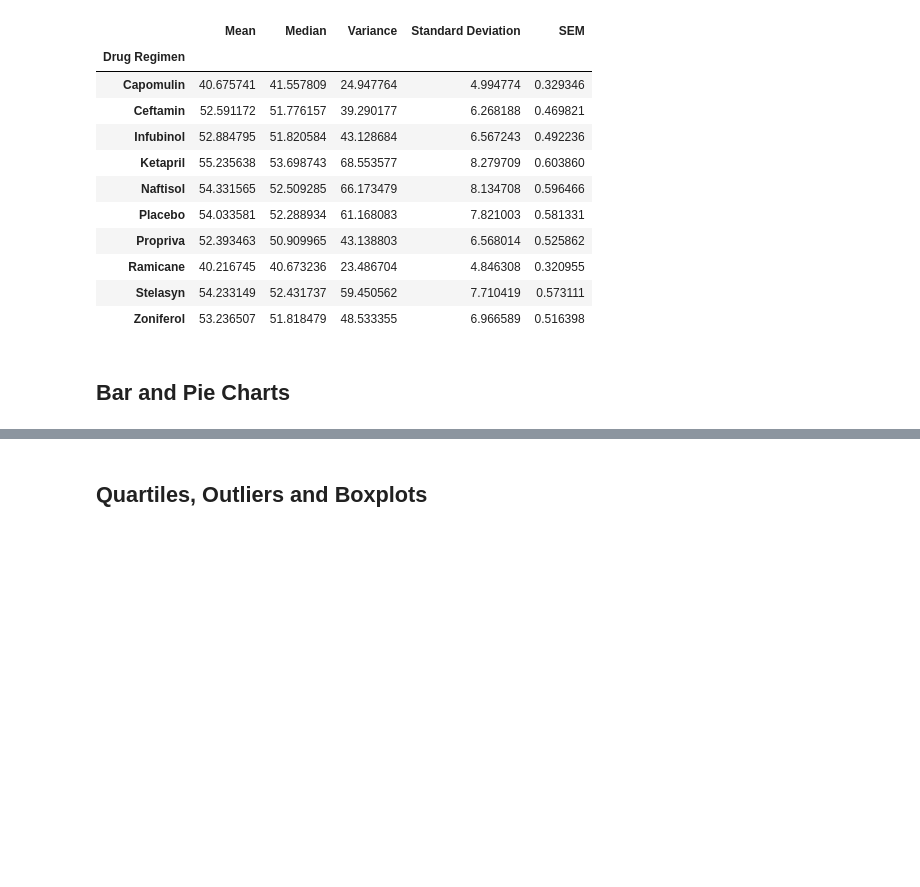
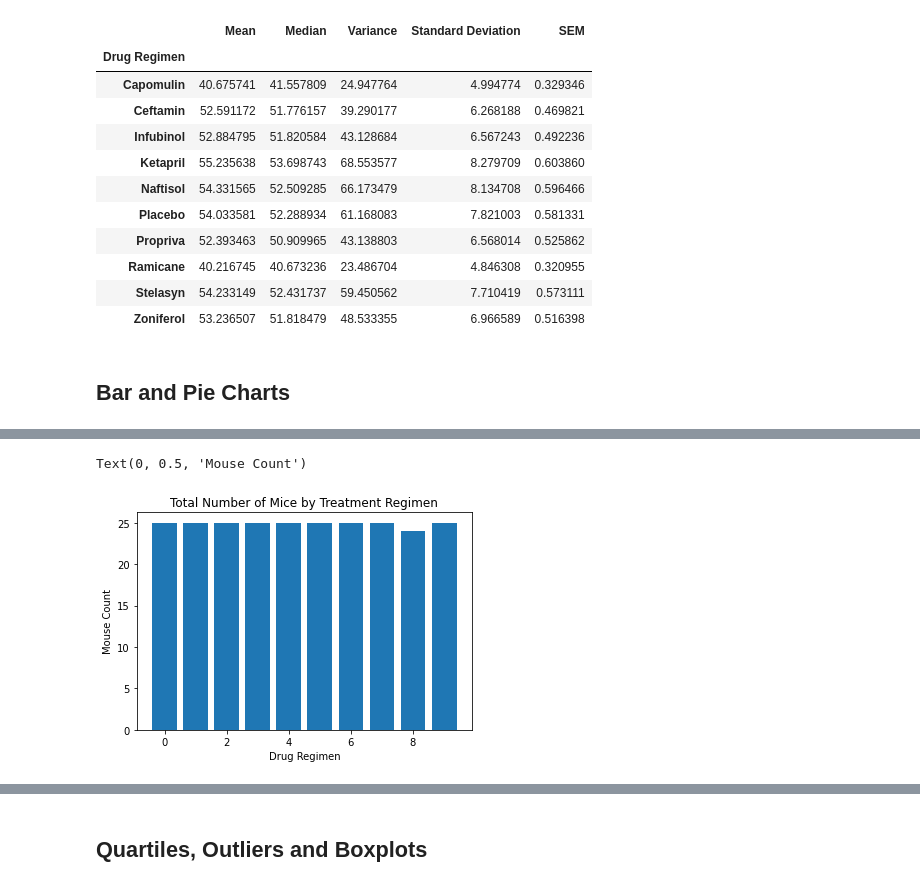
Before and after one commit to jerpawe1987/Matplotlib-Homework---The-Power-of-Plots, a Jupyter notebook: Pymaceuticals/pymaceuticals_starter.ipynb, the cells around one changed output, grey strips where cells are left out. Saved outputs shown, nothing was run; the diff lists cells and outputs as text; code cells hidden in the pictures; blank space fills up the shorter version.

```diff
--- a/Pymaceuticals/pymaceuticals_starter.ipynb
+++ b/Pymaceuticals/pymaceuticals_starter.ipynb
@@ -118,2 +149,14 @@ stats_df
 # %%
 # Generate a bar plot showing the total number of mice for each treatment throughout the course of the study using pyplot.
+x_axis = np.arange(len(count_by_treatment_df))
+tick_locations = [value+0.0 for value in x_axis]
+
+plt.bar(x_axis, count_by_treatment_df["Mouse ID"])
+#plt.xticks(tick_locations, mouse_count_df["Drug Regimen"], rotation="vertical")
+
+plt.title("Total Number of Mice by Treatment Regimen")
+plt.xlabel("Drug Regimen")
+plt.ylabel("Mouse Count")
+# %% [output]
+Text(0, 0.5, 'Mouse Count')
+[figure, added]
```
Also changed, not shown: parts of 6 cells of this notebook.
